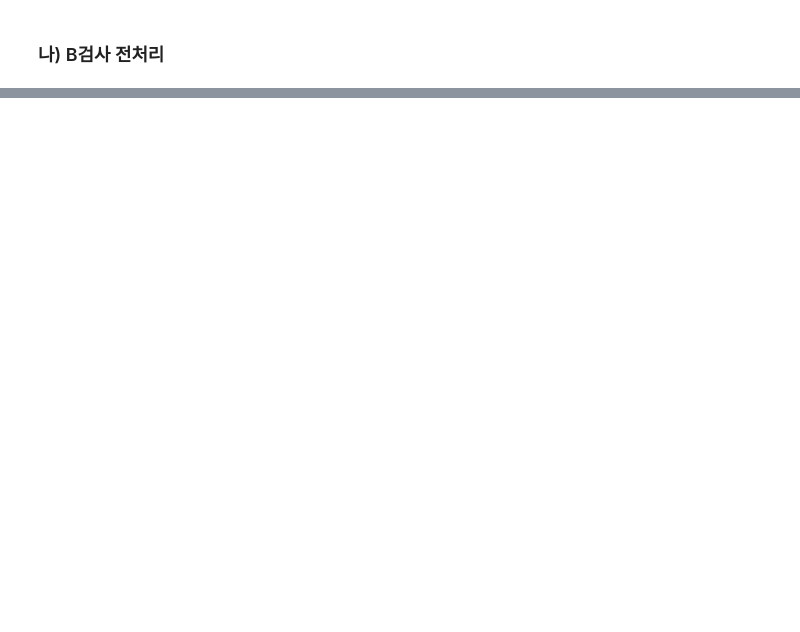
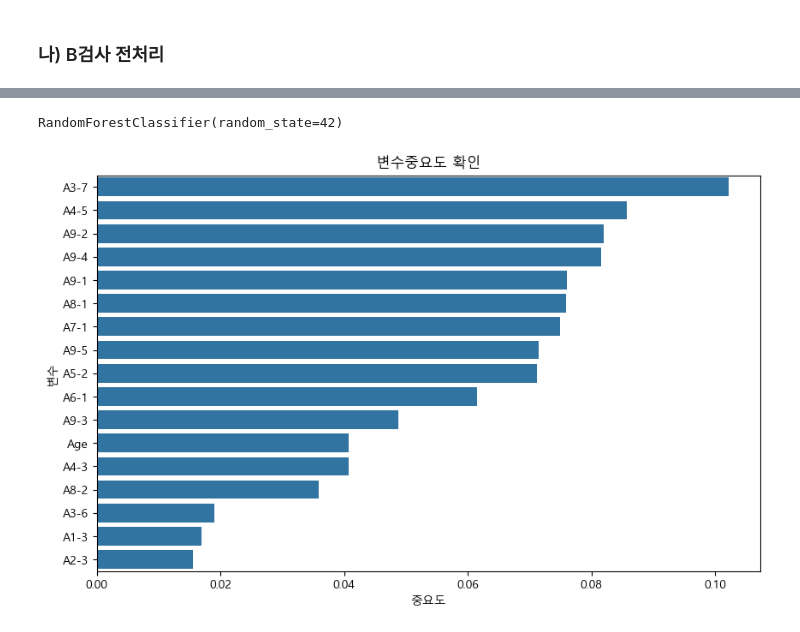
Before and after one commit to Decoyer-71/Traffic_accident_prediction_dacon, a Jupyter notebook: analysis_report.ipynb, the cells around one changed output, grey strips where cells are left out. Saved outputs shown, nothing was run; the diff lists cells and outputs as text; code cells hidden in the pictures; blank space fills up the shorter version.

```diff
--- a/analysis_report.ipynb
+++ b/analysis_report.ipynb
@@ -405,0 +484,3 @@ len(sel_train_b_df['B1-1'][0].split(','))
+# %%
+train_a_set = pd.merge(sel_train_a_df, train_result_df, on = ['Test_id', 'Test'], how = 'inner')
+train_b_set = pd.merge(sel_train_b_df, train_result_df, on = ['Test_id', 'Test'], how = 'inner')
@@ -405,0 +515,34 @@ len(sel_train_b_df['B1-1'][0].split(','))
+# %%
+# 'Age'컬럼 시각화를 위한 전처리
+def convert_age_to_numeric(age_str):
+    if isinstance(age_str, str) and len(age_str) > 1 :
+        decade = int(age_str[:-1])
+        group = age_str[-1]
+        if group == 'a' : return decade + 2
+        elif group == 'b' : return decade + 7
+    try : return int(age_str)
+    except (ValueError, TypeError) : return np.nan
+
+train_a_set['Age'] = train_a_set['Age'].apply(convert_age_to_numeric)
+# %%
+# 분석에 불필요한 변수 제거
+X_train_df = train_a_set[['Age', 'A1-3', 'A2-3', 'A3-6', 'A3-7', 'A4-3', 'A4-5', 'A5-2', 'A6-1', 'A7-1', 'A8-1', 'A8-2',
+       'A9-1', 'A9-2', 'A9-3', 'A9-4', 'A9-5']]
+y_train_df = train_a_set['Label']
+# %%
+# RandomForest를 활용한 특성 중요도 확인
+rf_a_model = RandomForestClassifier(n_estimators=100, random_state=42)
+rf_a_model.fit(X_train_df, y_train_df)
+# %% [output]
+RandomForestClassifier(random_state=42)
+# %%
+# 특성중요도 시각화
+feature_importance = pd.Series(rf_a_model.feature_importances_, index = X_train_df.columns).sort_values(ascending=False)
+plt.figure(figsize=(10, 6))
+sns.barplot(x=feature_importance.values, y=feature_importance.index)
+plt.title('변수중요도 확인')
+plt.xlabel('중요도')
+plt.ylabel('변수')
+plt.show()
+# %% [output]
+[figure, added]
```
Also changed, not shown: parts of 23 cells of this notebook.
